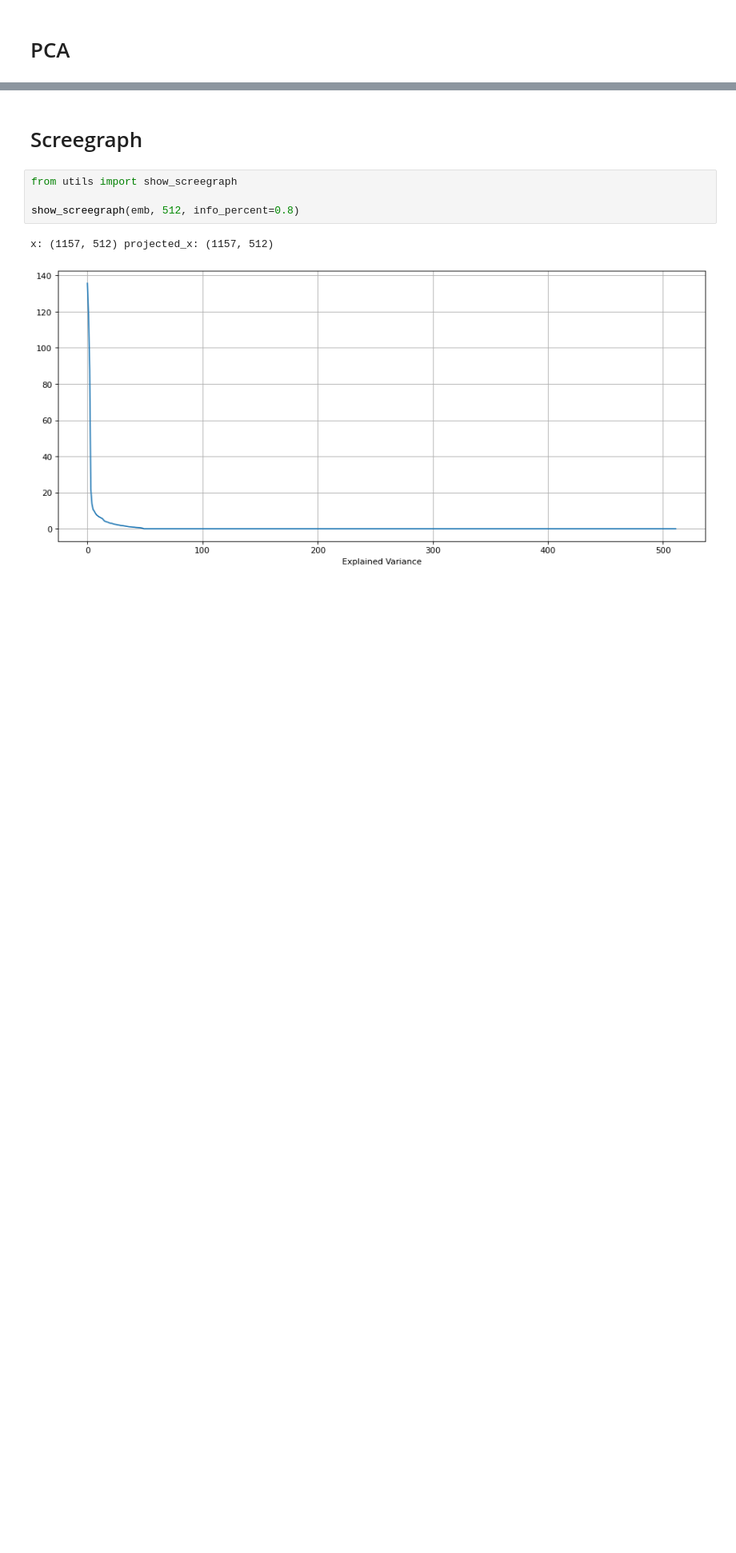
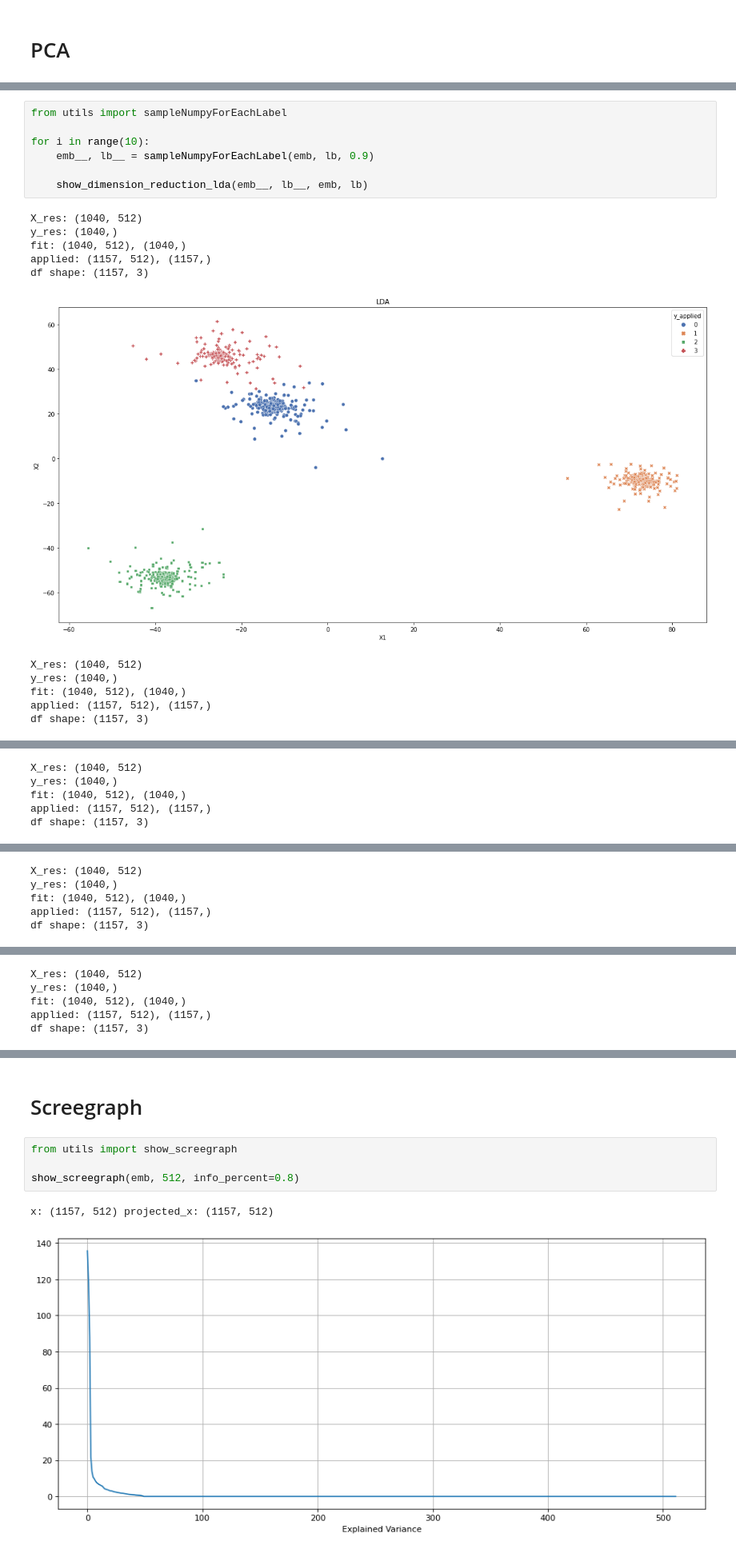
Before and after one commit to ksuchoi216/FaceID_model_rebuild, a Jupyter notebook: eda.ipynb, the cells around one changed output, grey strips where cells are left out. Shown at 80% size. Saved outputs shown, nothing was run; the diff lists cells and outputs as text; blank space fills up the shorter version.

```diff
--- a/eda.ipynb
+++ b/eda.ipynb
@@ -77,0 +96,19 @@ ValueError: all the input array dimensions for the concatenation axis must match
+# %%
+from utils import sampleNumpyForEachLabel
+
+for i in range(10):
+    emb__, lb__ = sampleNumpyForEachLabel(emb, lb, 0.9)
+
+    show_dimension_reduction_lda(emb__, lb__, emb, lb)
+# %% [output]
+X_res: (1040, 512)
+y_res: (1040,)
+fit: (1040, 512), (1040,)
+applied: (1157, 512), (1157,)
+df shape: (1157, 3)
+[figure, added]
+X_res: (1040, 512)
+y_res: (1040,)
+fit: (1040, 512), (1040,)
+applied: (1157, 512), (1157,)
+df shape: (1157, 3)
@@ -77,0 +116,5 @@ ValueError: all the input array dimensions for the concatenation axis must match
+X_res: (1040, 512)
+y_res: (1040,)
+fit: (1040, 512), (1040,)
+applied: (1157, 512), (1157,)
+df shape: (1157, 3)
@@ -77,0 +122,5 @@ ValueError: all the input array dimensions for the concatenation axis must match
+X_res: (1040, 512)
+y_res: (1040,)
+fit: (1040, 512), (1040,)
+applied: (1157, 512), (1157,)
+df shape: (1157, 3)
@@ -77,0 +128,5 @@ ValueError: all the input array dimensions for the concatenation axis must match
+X_res: (1040, 512)
+y_res: (1040,)
+fit: (1040, 512), (1040,)
+applied: (1157, 512), (1157,)
+df shape: (1157, 3)
```
Also changed, not shown: parts of 5 cells of this notebook, 1 other file.
